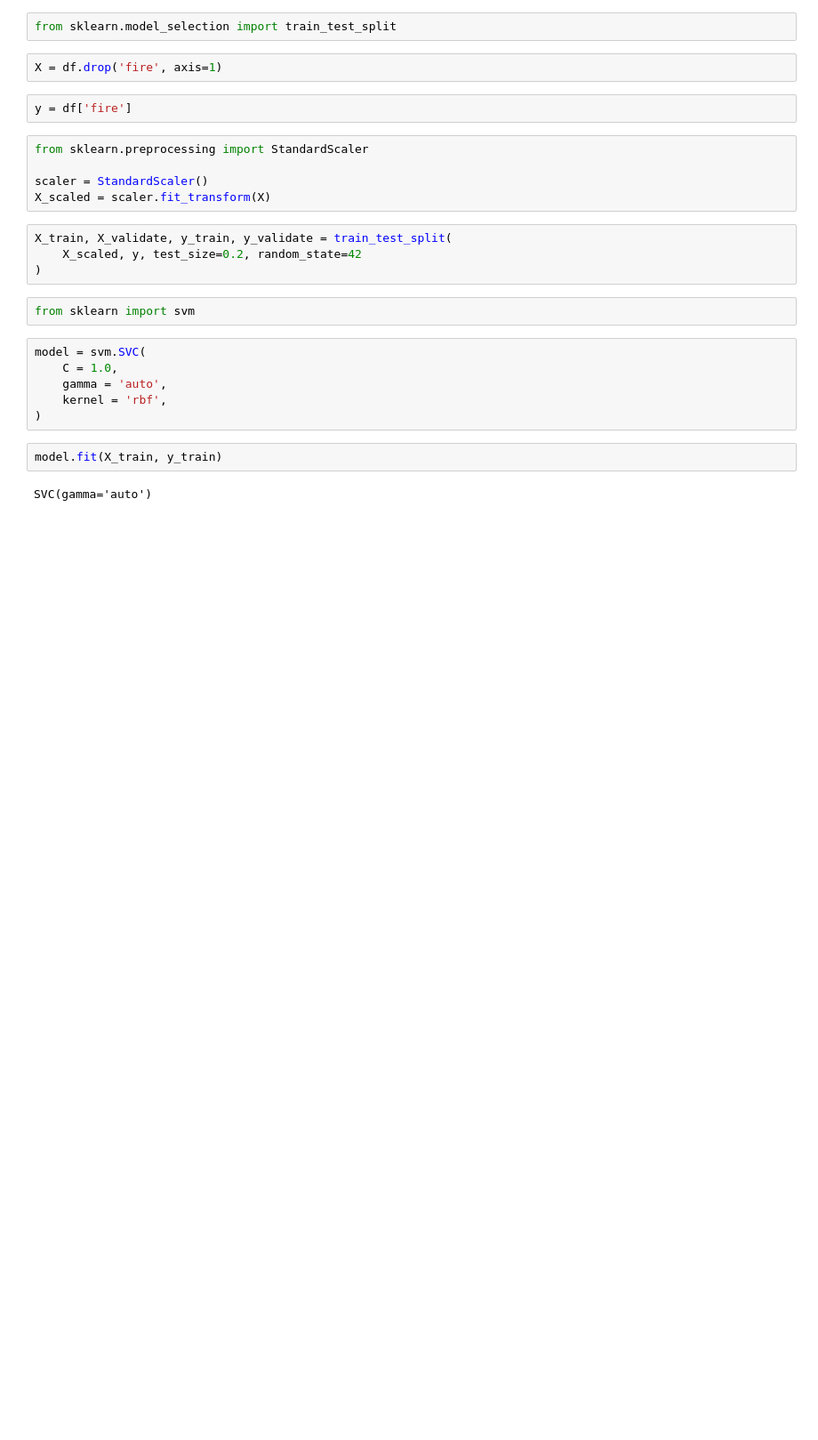
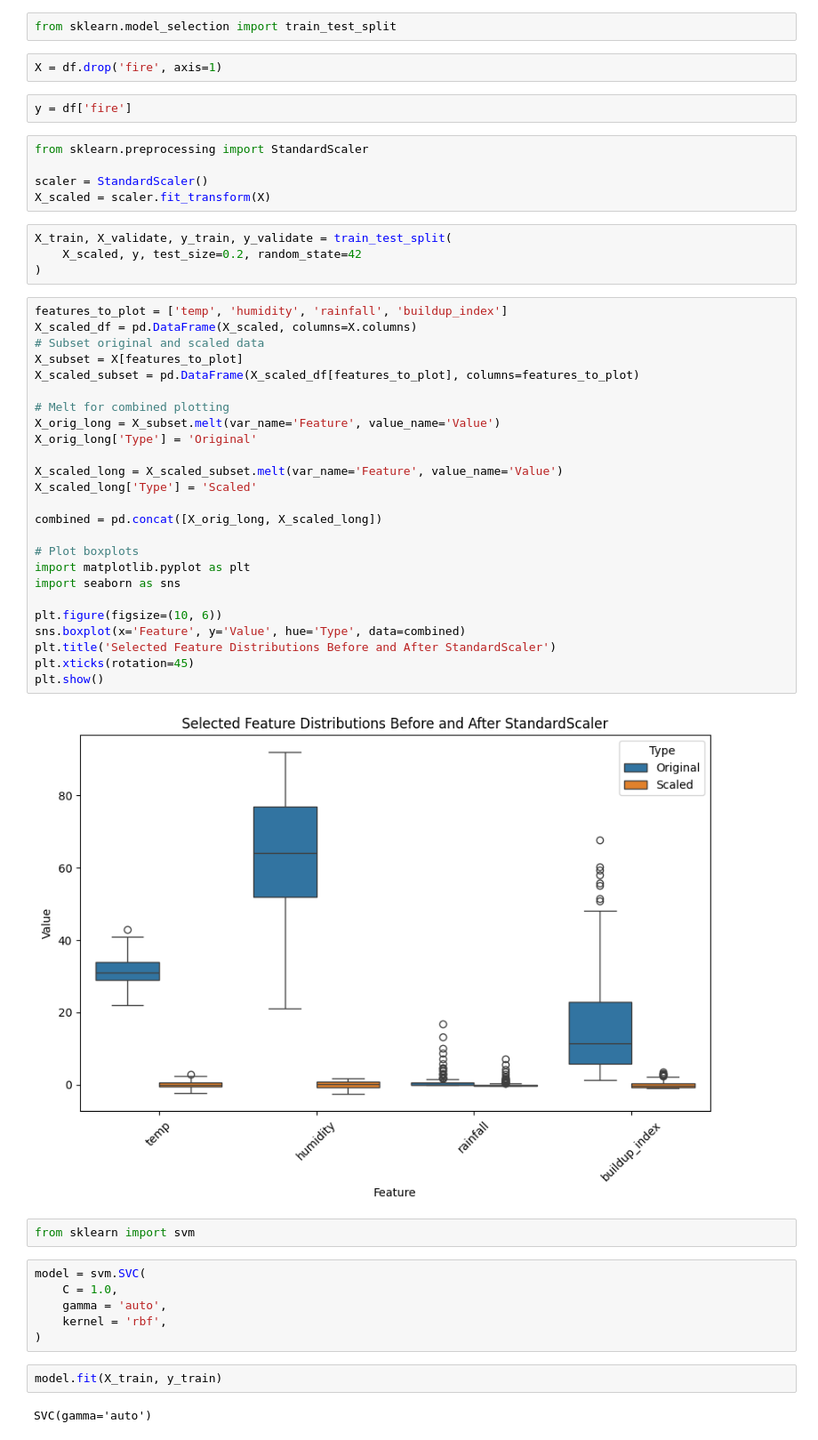
Before and after one commit to StephenMurph/CT401-Assignment-1, a Jupyter notebook: Support Vector Machines training.ipynb, the cells around one changed output. Shown at 89% size. Drawn from its saved outputs; the diff is of its cells as text; blank space fills up the shorter version.

Commit message:
Added visualisation of pre-processing for SVM

```diff
--- a/Support Vector Machines training.ipynb
+++ b/Support Vector Machines training.ipynb
@@ -57,6 +57,33 @@ X_scaled = scaler.fit_transform(X)
 X_train, X_validate, y_train, y_validate = train_test_split(
     X_scaled, y, test_size=0.2, random_state=42
 )
+# %%
+features_to_plot = ['temp', 'humidity', 'rainfall', 'buildup_index']
+X_scaled_df = pd.DataFrame(X_scaled, columns=X.columns)
+# Subset original and scaled data
+X_subset = X[features_to_plot]
+X_scaled_subset = pd.DataFrame(X_scaled_df[features_to_plot], columns=features_to_plot)
+
+# Melt for combined plotting
+X_orig_long = X_subset.melt(var_name='Feature', value_name='Value')
+X_orig_long['Type'] = 'Original'
+
+X_scaled_long = X_scaled_subset.melt(var_name='Feature', value_name='Value')
+X_scaled_long['Type'] = 'Scaled'
+
+combined = pd.concat([X_orig_long, X_scaled_long])
+
+# Plot boxplots
+import matplotlib.pyplot as plt
+import seaborn as sns
+
+plt.figure(figsize=(10, 6))
+sns.boxplot(x='Feature', y='Value', hue='Type', data=combined)
+plt.title('Selected Feature Distributions Before and After StandardScaler')
+plt.xticks(rotation=45)
+plt.show()
+# %% [output]
+[figure, added]
 # %%
 from sklearn import svm
 # %%
```
Also changed, not shown: 1 other file.
